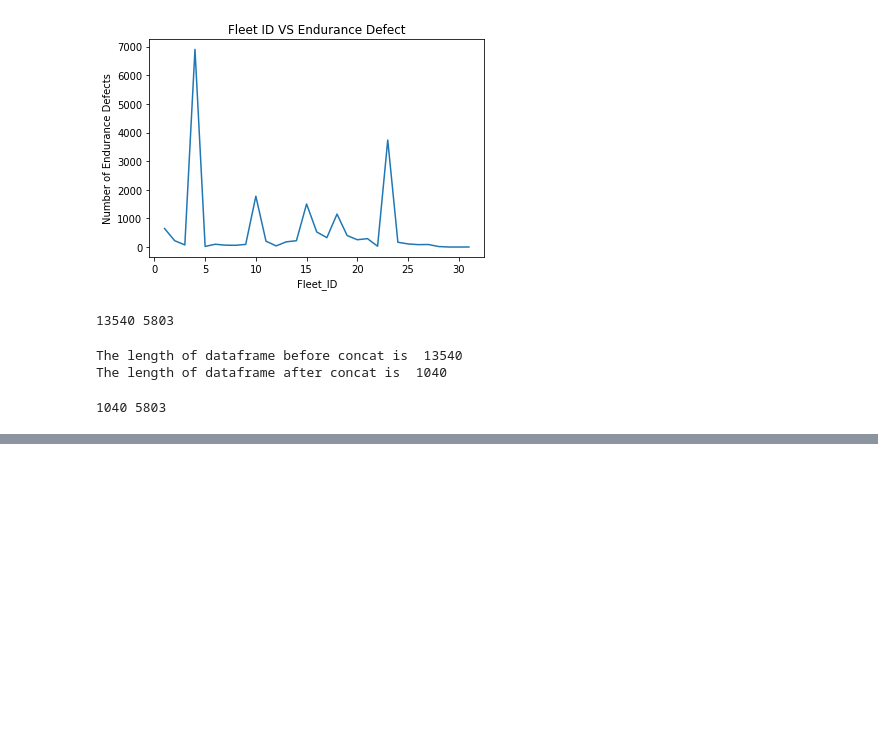
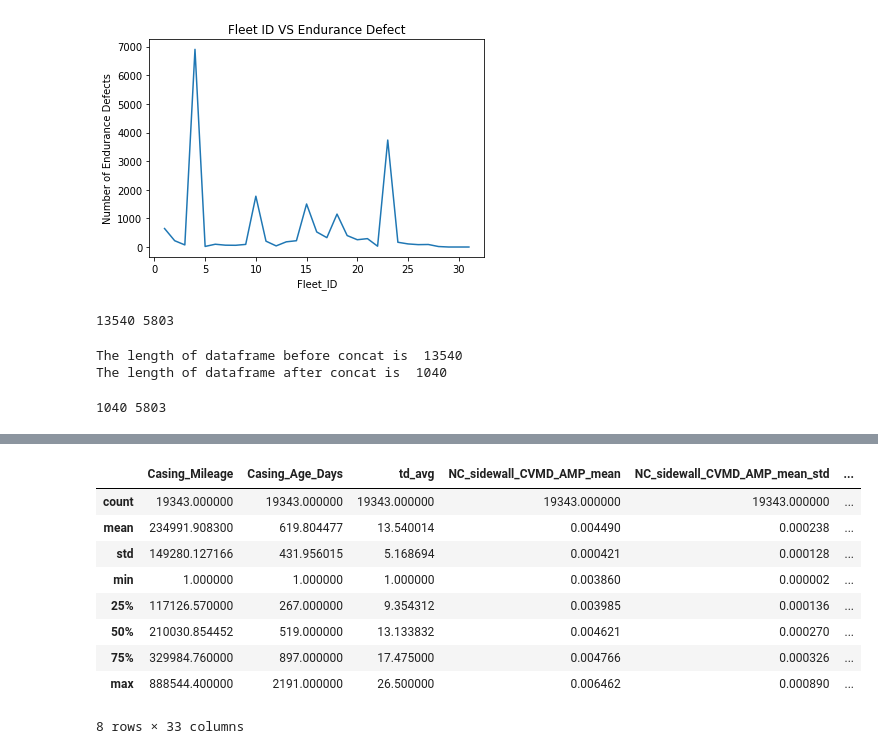
Before and after one commit to Vispikarkaria/Michelin_Tires_07312022, a Jupyter notebook: Michelin_Tires_07312022.ipynb, the cells around one changed output, grey strips where cells are left out. Cells and saved outputs as stored; diff of their text form; code cells hidden in the pictures; blank space fills up the shorter version.

```diff
--- a/Michelin_Tires_07312022.ipynb
+++ b/Michelin_Tires_07312022.ipynb
@@ -143,0 +290,13 @@ F1_score: 0.11007025761124122
+# %%
+df.describe()
+# %% [output]
+|  | Casing_Mileage | Casing_Age_Days | td_avg | NC_sidewall_CVMD_AMP_mean | NC_sidewall_CVMD_AMP_mean_std | ... |
+| count | 19343.000000 | 19343.000000 | 19343.000000 | 19343.000000 | 19343.000000 | ... |
+| mean | 234991.908300 | 619.804477 | 13.540014 | 0.004490 | 0.000238 | ... |
+| std | 149280.127166 | 431.956015 | 5.168694 | 0.000421 | 0.000128 | ... |
+| min | 1.000000 | 1.000000 | 1.000000 | 0.003860 | 0.000002 | ... |
+| 25% | 117126.570000 | 267.000000 | 9.354312 | 0.003985 | 0.000136 | ... |
+| 50% | 210030.854452 | 519.000000 | 13.133832 | 0.004621 | 0.000270 | ... |
+| 75% | 329984.760000 | 897.000000 | 17.475000 | 0.004766 | 0.000326 | ... |
+| max | 888544.400000 | 2191.000000 | 26.500000 | 0.006462 | 0.000890 | ... |
+8 rows × 33 columns
```
Also changed, not shown: parts of 9 cells of this notebook, 1 other file.
